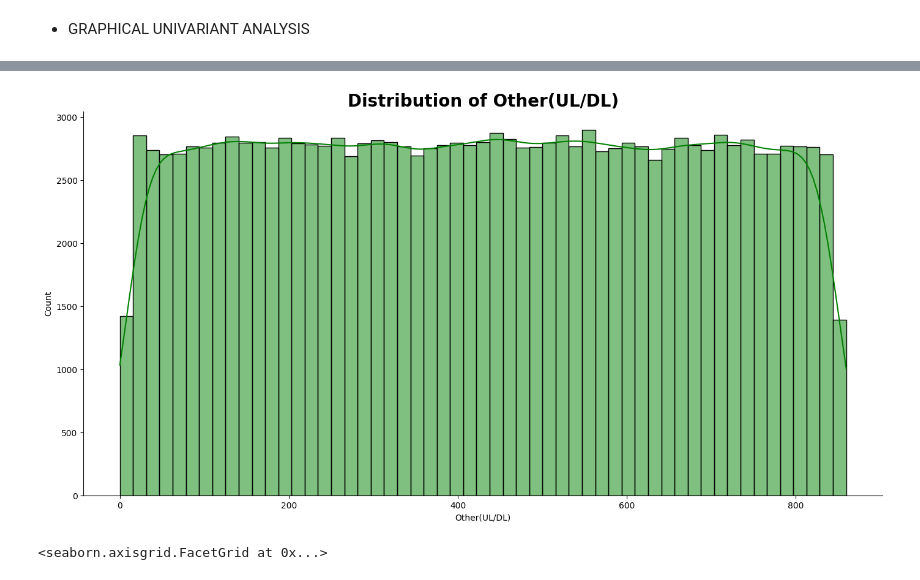
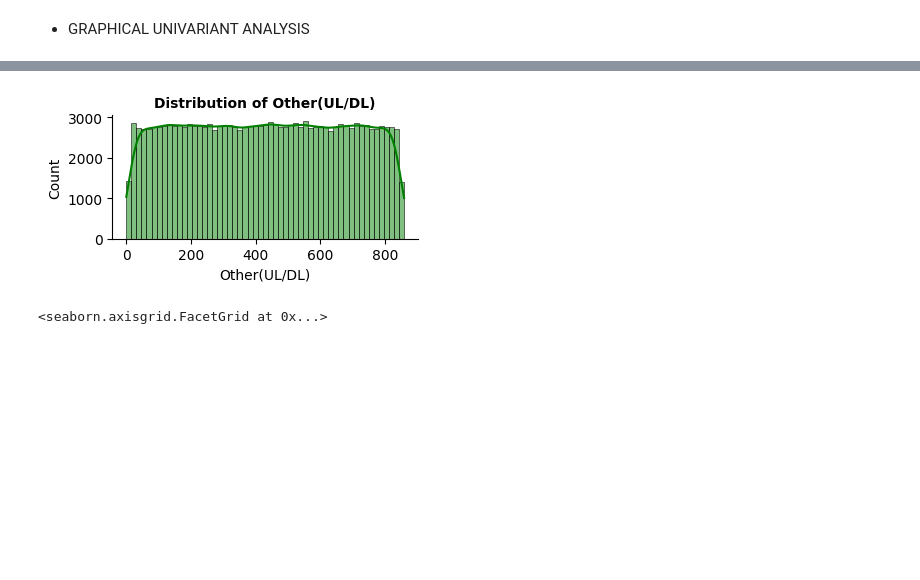
Before and after one commit to sel6/TellCo_Data_Analysis, a Jupyter notebook: notebooks/Data_Explore.ipynb, the cells around one changed output, grey strips where cells are left out. Drawn from its saved outputs; the diff is of its cells as text; code cells hidden in the pictures; blank space fills up the shorter version.

```diff
--- a/notebooks/Data_Explore.ipynb
+++ b/notebooks/Data_Explore.ipynb
@@ -503,7 +452,7 @@ plot_hist(filled, 'Netflix(UL/DL)', 'brown')
 # %%
-plot_hist(filled, 'Other(UL/DL)', 'green')
+univariate.plot_hist(filled, 'Other(UL/DL)', 'green')
 # %% [output]
-[figure, old version]
+[figure, new version]
 # %%
 sns.set_theme()
 sns.displot(filled['Dur. (ms)'], kde=True)
```
Also changed, not shown: parts of 15 cells of this notebook.
